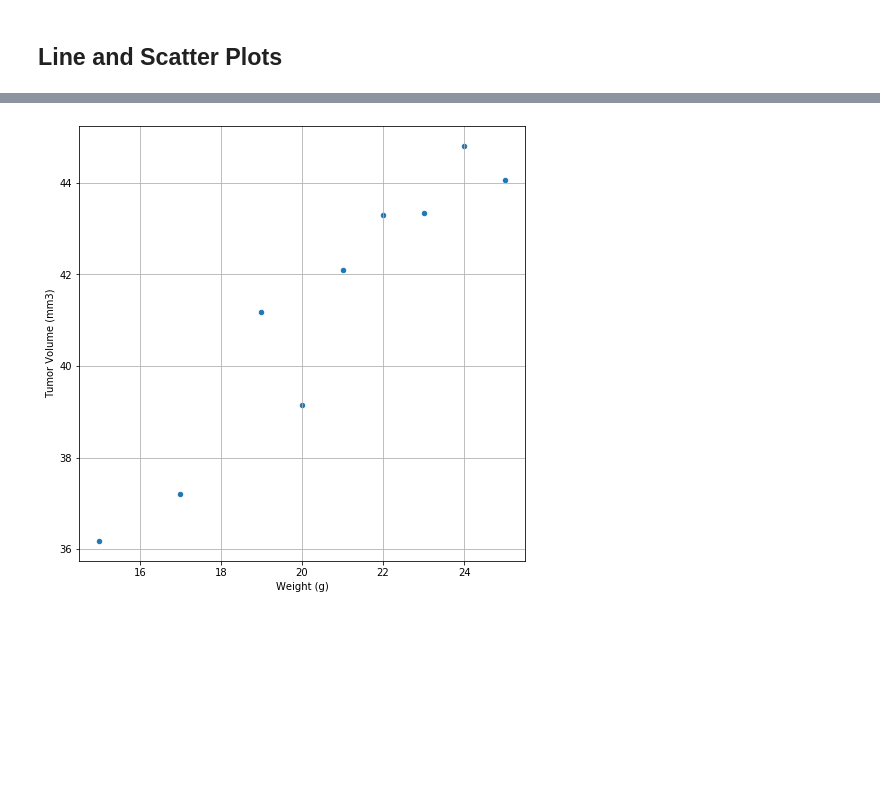
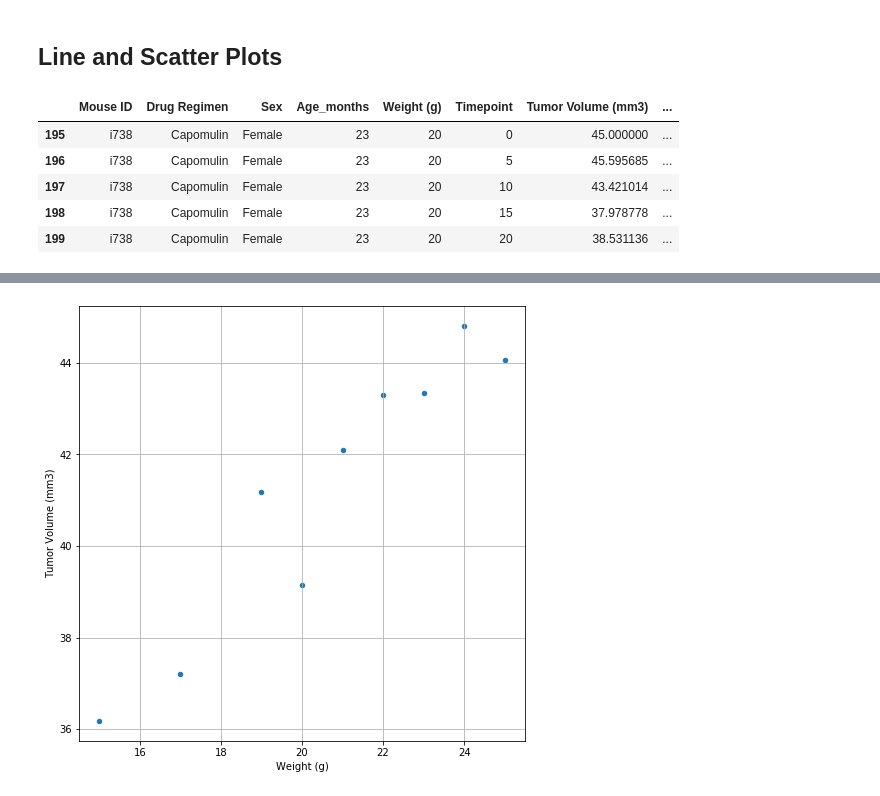
Before and after one commit to Ingrid-Deukoue/The-Power-of-Plots, a Jupyter notebook: pymaceuticals_starter.ipynb, the cells around one changed output, grey strips where cells are left out. Cells and saved outputs as stored; diff of their text form; code cells hidden in the pictures; blank space fills up the shorter version.

```diff
--- a/pymaceuticals_starter.ipynb
+++ b/pymaceuticals_starter.ipynb
@@ -260,4 +293,14 @@ regimen_time_data
 # %% [markdown]
 ## Line and Scatter Plots
+# %%
+plot_line_df = clean_data.loc[clean_data['Mouse ID'] == 'i738']
+plot_line_df.head()
+# %% [output]
+|  | Mouse ID | Drug Regimen | Sex | Age_months | Weight (g) | Timepoint | Tumor Volume (mm3) | ... |
+| 195 | i738 | Capomulin | Female | 23 | 20 | 0 | 45.000000 | ... |
+| 196 | i738 | Capomulin | Female | 23 | 20 | 5 | 45.595685 | ... |
+| 197 | i738 | Capomulin | Female | 23 | 20 | 10 | 43.421014 | ... |
+| 198 | i738 | Capomulin | Female | 23 | 20 | 15 | 37.978778 | ... |
+| 199 | i738 | Capomulin | Female | 23 | 20 | 20 | 38.531136 | ... |
 # %%
 # Generate a line plot of time point versus tumor volume for a mouse treated with Capomulin
```
Also changed, not shown: parts of 16 cells of this notebook, 1 other file.
